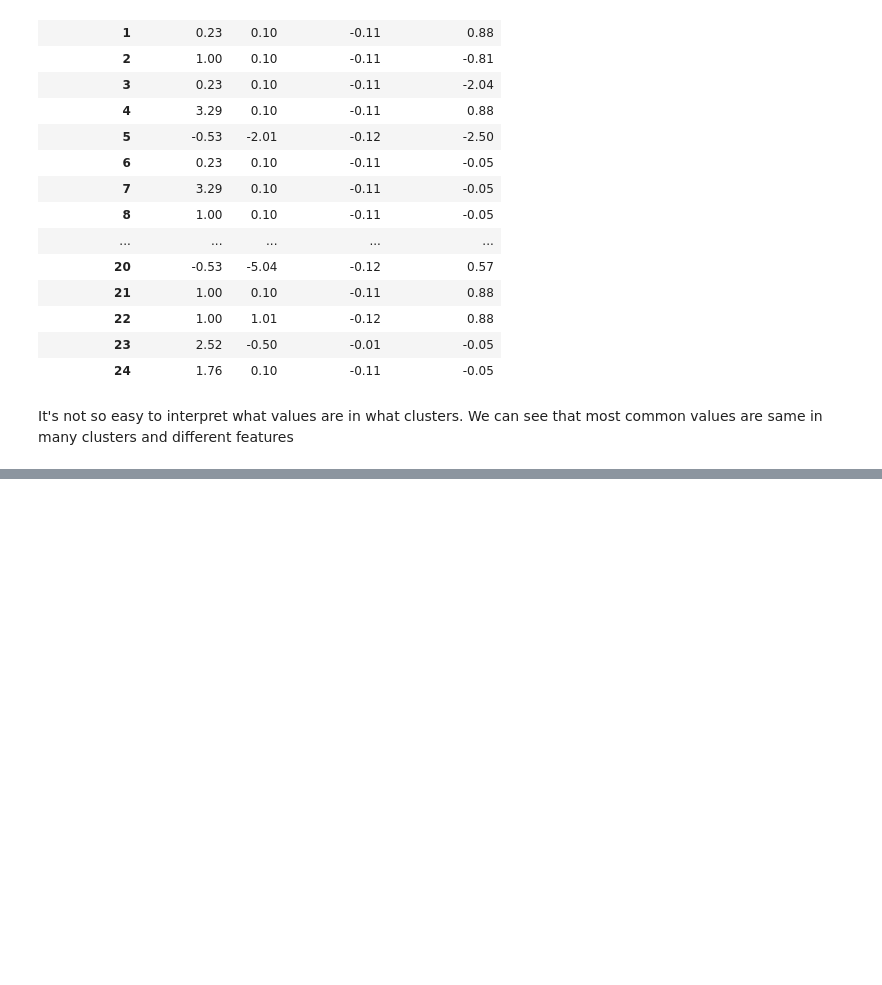
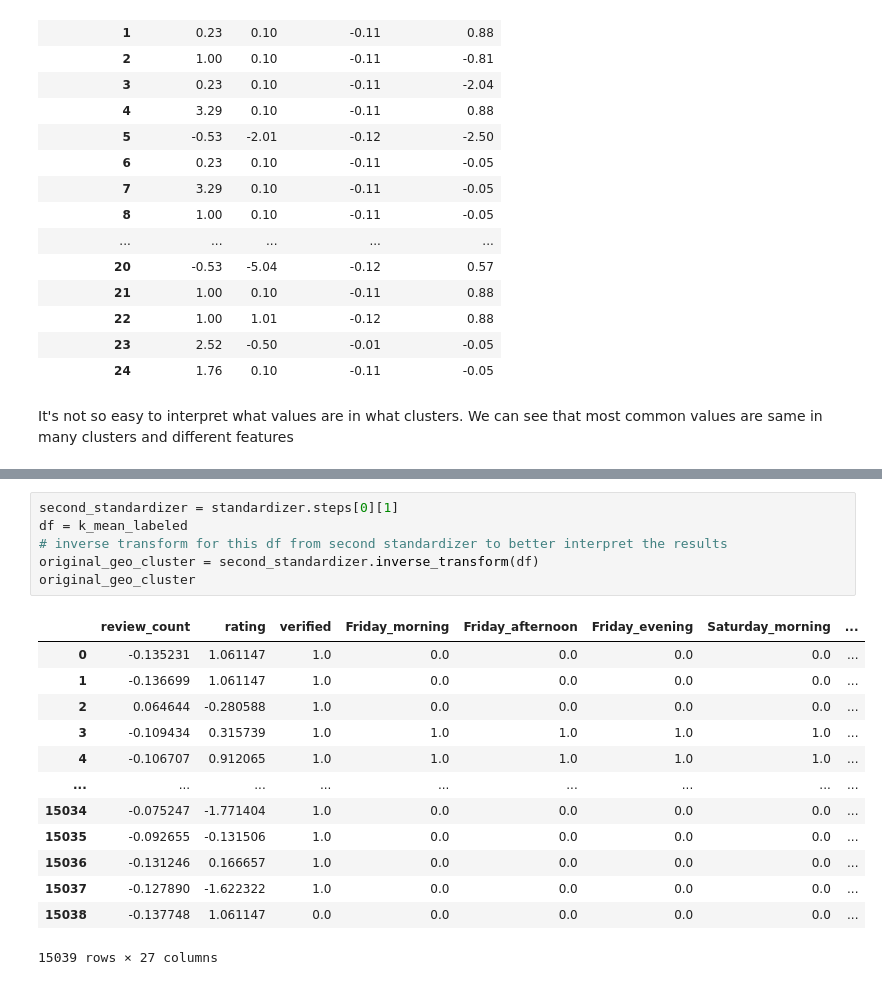
Before and after one commit to katarzynarogalska/LocationIntelligence-clustering, a Jupyter notebook: Location_Model_Building.ipynb, the cells around one changed output, grey strips where cells are left out. Drawn from its saved outputs; the diff is of its cells as text; blank space fills up the shorter version.

```diff
--- a/Location_Model_Building.ipynb
+++ b/Location_Model_Building.ipynb
@@ -781,0 +801,20 @@ It's not so easy to interpret what values are in what clusters. We can see that
+# %%
+second_standardizer = standardizer.steps[0][1]
+df = k_mean_labeled
+# inverse transform for this df from second standardizer to better interpret the results
+original_geo_cluster = second_standardizer.inverse_transform(df)
+original_geo_cluster
+# %% [output]
+|  | review_count | rating | verified | Friday_morning | Friday_afternoon | Friday_evening | Saturday_morning | ... |
+| 0 | -0.135231 | 1.061147 | 1.0 | 0.0 | 0.0 | 0.0 | 0.0 | ... |
+| 1 | -0.136699 | 1.061147 | 1.0 | 0.0 | 0.0 | 0.0 | 0.0 | ... |
+| 2 | 0.064644 | -0.280588 | 1.0 | 0.0 | 0.0 | 0.0 | 0.0 | ... |
+| 3 | -0.109434 | 0.315739 | 1.0 | 1.0 | 1.0 | 1.0 | 1.0 | ... |
+| 4 | -0.106707 | 0.912065 | 1.0 | 1.0 | 1.0 | 1.0 | 1.0 | ... |
+| ... | ... | ... | ... | ... | ... | ... | ... | ... |
+| 15034 | -0.075247 | -1.771404 | 1.0 | 0.0 | 0.0 | 0.0 | 0.0 | ... |
+| 15035 | -0.092655 | -0.131506 | 1.0 | 0.0 | 0.0 | 0.0 | 0.0 | ... |
+| 15036 | -0.131246 | 0.166657 | 1.0 | 0.0 | 0.0 | 0.0 | 0.0 | ... |
+| 15037 | -0.127890 | -1.622322 | 1.0 | 0.0 | 0.0 | 0.0 | 0.0 | ... |
+| 15038 | -0.137748 | 1.061147 | 0.0 | 0.0 | 0.0 | 0.0 | 0.0 | ... |
+15039 rows × 27 columns
```
Also changed, not shown: parts of 53 cells of this notebook, 1 other file.
